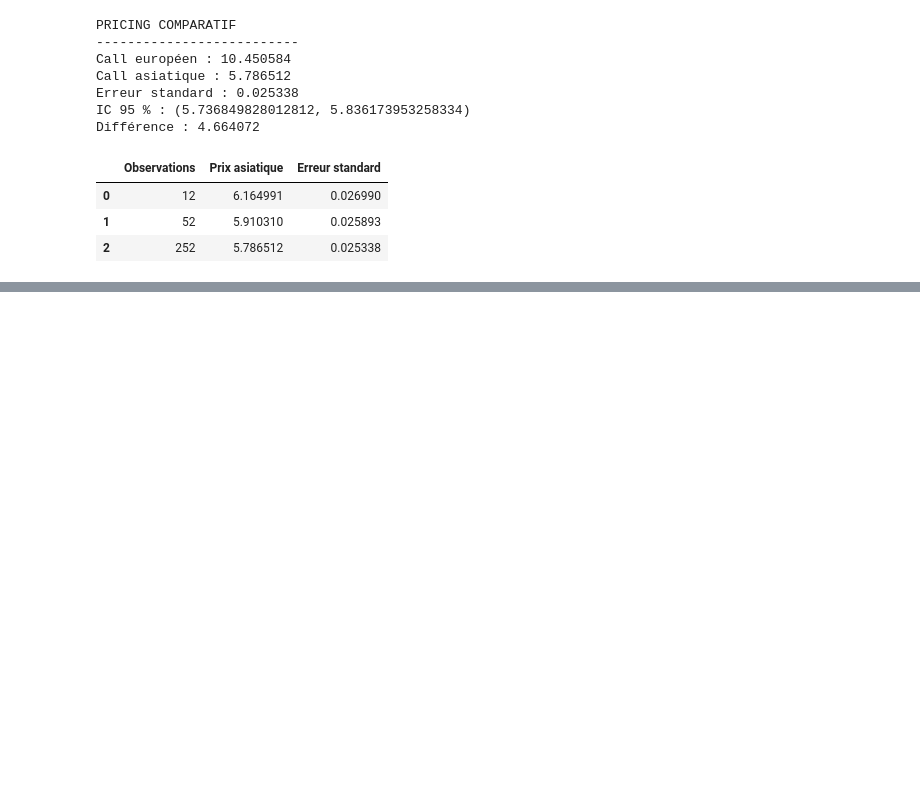
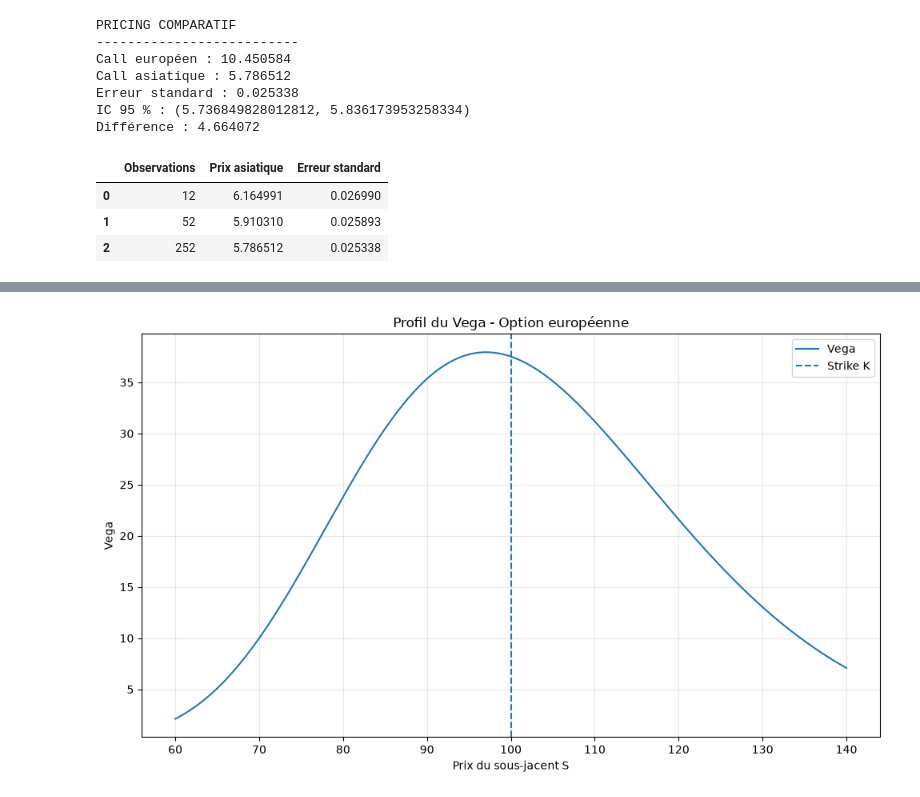
Before and after one commit to mamethiernot099-wq/options-pricer-delta-hedging, a Jupyter notebook: notebooks/analysis.ipynb, the cells around one changed output, grey strips where cells are left out. Saved outputs shown, nothing was run; the diff lists cells and outputs as text; code cells hidden in the pictures; blank space fills up the shorter version.

```diff
--- a/notebooks/analysis.ipynb
+++ b/notebooks/analysis.ipynb
@@ -233,0 +584,50 @@ display(df_asian)
+# %%
+
+import numpy as np
+import matplotlib.pyplot as plt
+
+from src.greeks import vega
+
+# Paramètres
+K = 100
+T = 1
+r = 0.05
+sigma = 0.20
+
+# Prix du sous-jacent
+S_values = np.linspace(60, 140, 200)
+
+# Calcul du Vega
+vega_values = [
+    vega(S, K, T, r, sigma)
+    for S in S_values
+]
+
+# Graphique
+plt.figure(figsize=(10, 6))
+
+plt.plot(
+    S_values,
+    vega_values,
+    label="Vega"
+)
+
+plt.axvline(
+    K,
+    linestyle="--",
+    label="Strike K"
+)
+
+plt.xlabel("Prix du sous-jacent S")
+plt.ylabel("Vega")
+
+plt.title("Profil du Vega - Option européenne")
+
+plt.legend()
+plt.grid(alpha=0.3)
+plt.tight_layout()
+
+plt.savefig("../figures/vega_profile.png", dpi=300)
+plt.show()
+# %% [output]
+[figure, added]
```
Also changed, not shown: parts of 14 cells of this notebook, 3 other files.
